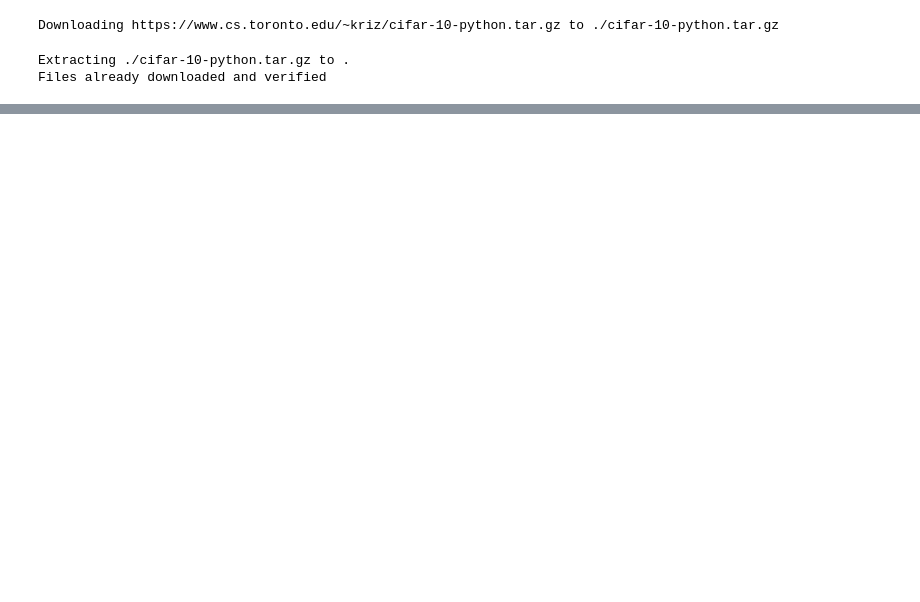
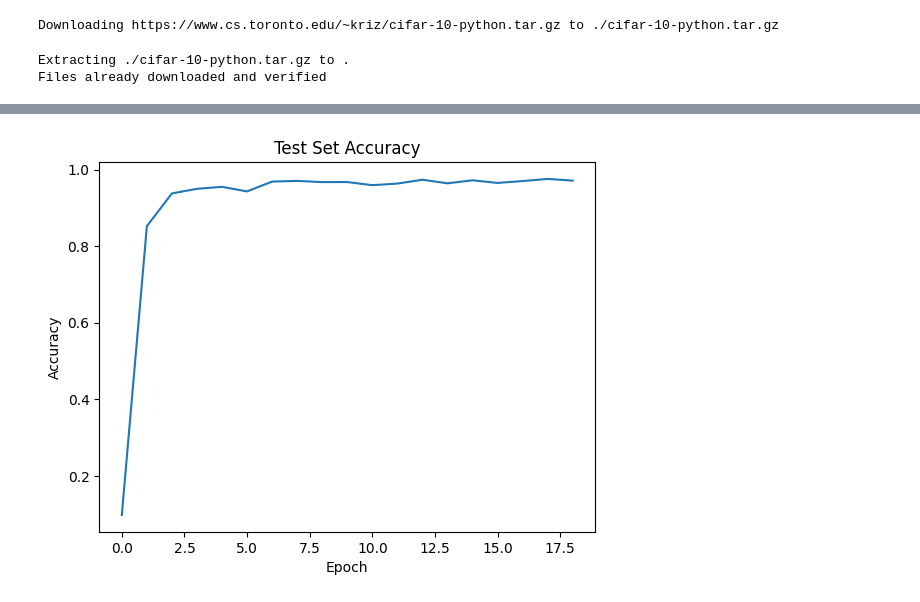
Before and after one commit to chardiwall/DPSNN, a Jupyter notebook: DPSNN.ipynb, the cells around one changed output, grey strips where cells are left out. Saved outputs shown, nothing was run; the diff lists cells and outputs as text; code cells hidden in the pictures; blank space fills up the shorter version.

```diff
--- a/DPSNN.ipynb
+++ b/DPSNN.ipynb
@@ -128,0 +233,7 @@ braincog.base.node?
+# %%
+# already imported snntorch.functional as SF
+loss_fn = SF.ce_rate_loss()
+
+loss_val = loss_fn(spk_rec, targets)
+
+print(f"The loss from an untrained network is {loss_val.item():.3f}")
@@ -128,0 +242,4 @@ braincog.base.node?
+# %%
+acc = SF.accuracy_rate(spk_rec, targets)
+
+print(f"The accuracy of a single batch using an untrained network is {acc*100:.3f}%")
@@ -128,0 +248,21 @@ braincog.base.node?
+# %%
+def batch_accuracy(train_loader, net, num_steps):
+  with torch.no_grad():
+    total = 0
+    acc = 0
+    net.eval()
+
+    train_loader = iter(train_loader)
+    for data, targets in train_loader:
+      data = data.to(device)
+      targets = targets.to(device)
+      spk_rec, _ = forward_pass(net, num_steps, data)
+
+      acc += SF.accuracy_rate(spk_rec, targets) * spk_rec.size(1)
+      total += spk_rec.size(1)
+
+  return acc/total
+# %%
+test_acc = batch_accuracy(test_loader, net, num_steps)
+
+print(f"The total accuracy on the test set is: {test_acc * 100:.2f}%")
@@ -128,0 +330,10 @@ braincog.base.node?
+# %%
+# Plot Loss
+fig = plt.figure(facecolor="w")
+plt.plot(test_acc_hist)
+plt.title("Test Set Accuracy")
+plt.xlabel("Epoch")
+plt.ylabel("Accuracy")
+plt.show()
+# %% [output]
+[figure, added]
```
Also changed, not shown: parts of 25 cells of this notebook.
